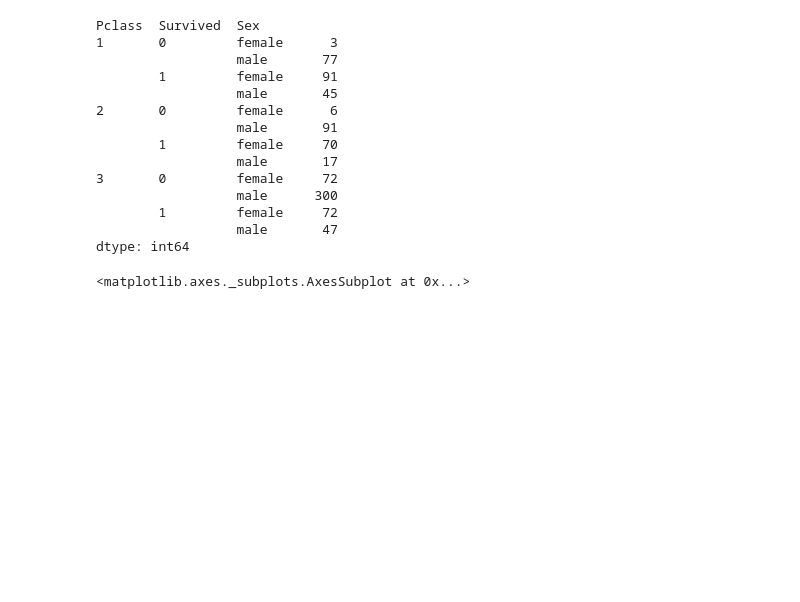
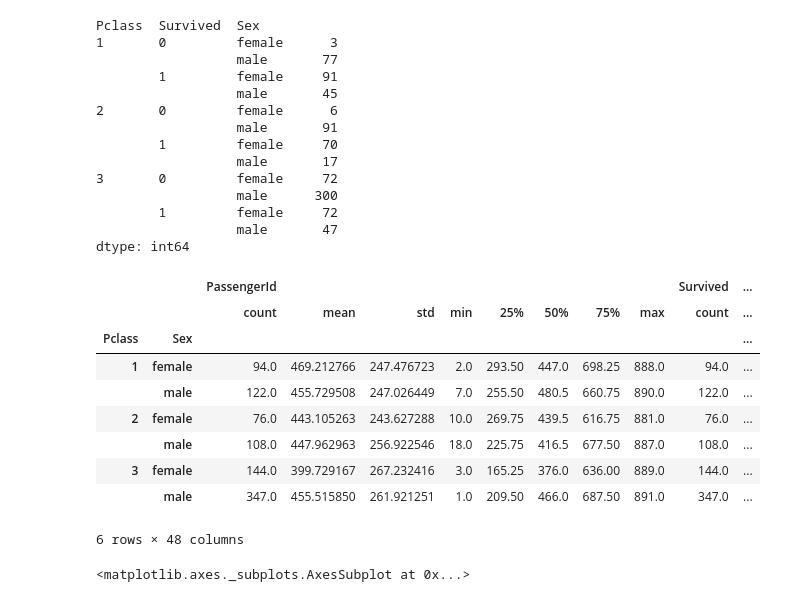
Before and after one commit to parjanyahk/titanicDataEda, a Jupyter notebook: titaniceda.ipynb, the cells around one changed output. Cells and saved outputs as stored; diff of their text form; code cells hidden in the pictures; blank space fills up the shorter version.

```diff
--- a/titaniceda.ipynb
+++ b/titaniceda.ipynb
@@ -222,6 +226,19 @@ Pclass  Survived  Sex
         1         female     72
                   male       47
 dtype: int64
+# %%
+train.groupby(['Pclass', 'Sex']).describe()
+# %% [output]
+|  |  | PassengerId |  |  |  |  |  |  |  | Survived | ... |
+|  |  | count | mean | std | min | 25% | 50% | 75% | max | count | ... |
+| Pclass | Sex |  |  |  |  |  |  |  |  |  | ... |
+| 1 | female | 94.0 | 469.212766 | 247.476723 | 2.0 | 293.50 | 447.0 | 698.25 | 888.0 | 94.0 | ... |
+|  | male | 122.0 | 455.729508 | 247.026449 | 7.0 | 255.50 | 480.5 | 660.75 | 890.0 | 122.0 | ... |
+| 2 | female | 76.0 | 443.105263 | 243.627288 | 10.0 | 269.75 | 439.5 | 616.75 | 881.0 | 76.0 | ... |
+|  | male | 108.0 | 447.962963 | 256.922546 | 18.0 | 225.75 | 416.5 | 677.50 | 887.0 | 108.0 | ... |
+| 3 | female | 144.0 | 399.729167 | 267.232416 | 3.0 | 165.25 | 376.0 | 636.00 | 889.0 | 144.0 | ... |
+|  | male | 347.0 | 455.515850 | 261.921251 | 1.0 | 209.50 | 466.0 | 687.50 | 891.0 | 347.0 | ... |
+6 rows × 48 columns
 # %%
 sns.set_style('whitegrid')
 plt.figure(figsize= (12, 7))
```
Also changed, not shown: parts of 6 cells of this notebook.
